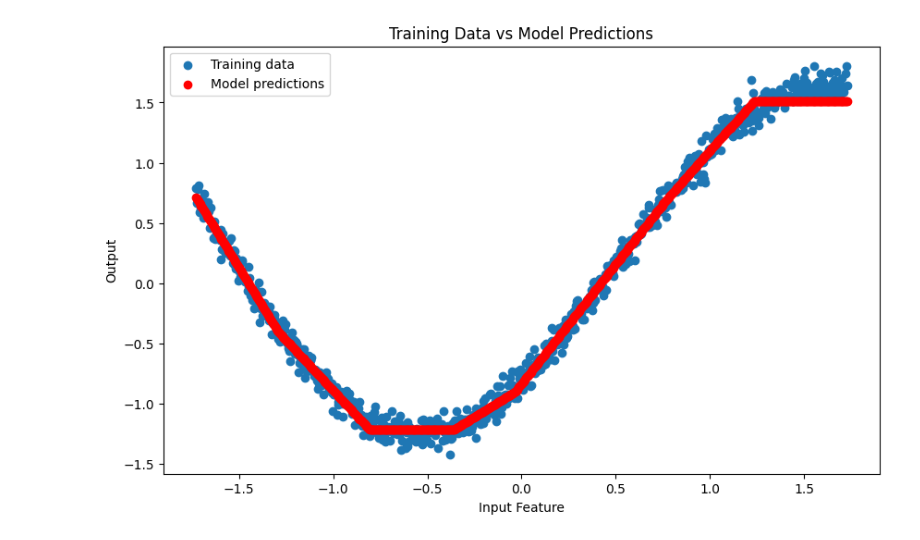
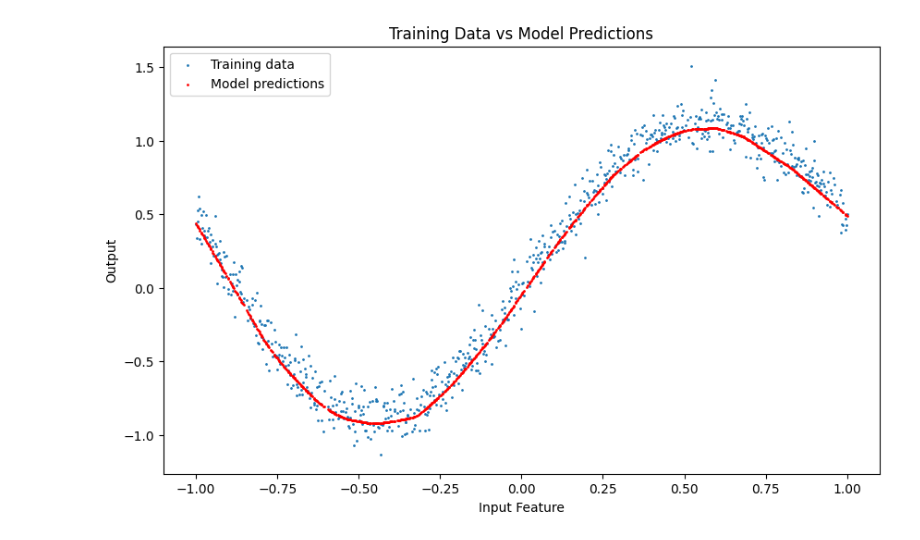
Before and after one commit to drmerlot/custom-pytorch-metal-ops-demo, a Jupyter notebook: notebooks/training_example.ipynb, the cells around one changed output. Saved outputs shown, nothing was run; the diff lists cells and outputs as text; code cells hidden in the pictures.

Commit message:
updated notebook demo to show nearly same result for custom, mixed, and standard model on a simple non linear data on train both train and test splits

```diff
--- a/notebooks/training_example.ipynb
+++ b/notebooks/training_example.ipynb
@@ -137,12 +141,14 @@ test_targets_normalized = (test_targets - targets_mean) / targets_std
 # %%
 # move to the MPS device
-train_inputs = train_inputs_normalized.to('mps')
-train_targets = train_targets_normalized.to('mps')
+train_inputs_preprocessed_mps = train_inputs_normalized.to('mps')
+train_targets_preprocessed_mps = train_targets_normalized.to('mps')
+test_inputs_preprocessed_mps = test_inputs_normalized.to('mps')
+test_targets_preprocessed_mps = test_targets_normalized.to('mps')
 # %%
 # Initialize the networks and move to MPS device
 num_features = 1
-hidden_size = 5
-hidden_size_2 = 5
+hidden_size = 300
+hidden_size_2 = 100
 output_size = 1
 
 standard_model = None
@@ -229,30 +240,30 @@ KeyboardInterrupt:
 # %%
 import matplotlib
 import matplotlib.pyplot as plt
 
 # Assuming `train_inputs` and `train_outputs` are your training data
 # And `model` is your trained model
 
 # Move the data to the same device as the model
 #train_inputs, train_outputs = train_inputs.to('mps'), train_targets.to('mps')
 
 # Get predictions from the model
 with torch.no_grad():
-    predictions = model(train_inputs)
+    predictions = model(train_inputs_preprocessed_mps)
 
-# Convert tensors to numpy for plotting
-train_inputs_np = train_inputs.cpu().numpy()
-train_outputs_np = train_targets.cpu().numpy()
-predictions_np = predictions.cpu().numpy()
+# reverse the center scaling for the predictions
+predictions = predictions.cpu()
+predictions = (predictions + targets_mean) * targets_std
+predictions = predictions.numpy()
 
 # Assuming a single feature for simplicity in plotting
 plt.figure(figsize=(10, 6))
-plt.scatter(train_inputs_np[:, 0], train_outputs_np[:, 0], label='Training data')
-plt.scatter(train_inputs_np[:, 0], predictions_np[:, 0], label='Model predictions', color='red')
+plt.scatter(train_inputs[:, 0], train_targets[:, 0], label='Training data', s=1)
+plt.scatter(train_inputs[:, 0], predictions[:, 0], label='Model predictions', color='red', s=1)
 plt.xlabel('Input Feature')
 plt.ylabel('Output')
 plt.legend()
 plt.title('Training Data vs Model Predictions')
 plt.show()
 # %% [output]
-[figure, old version]
+[figure, new version]
```
Also changed, not shown: parts of 10 cells of this notebook.
